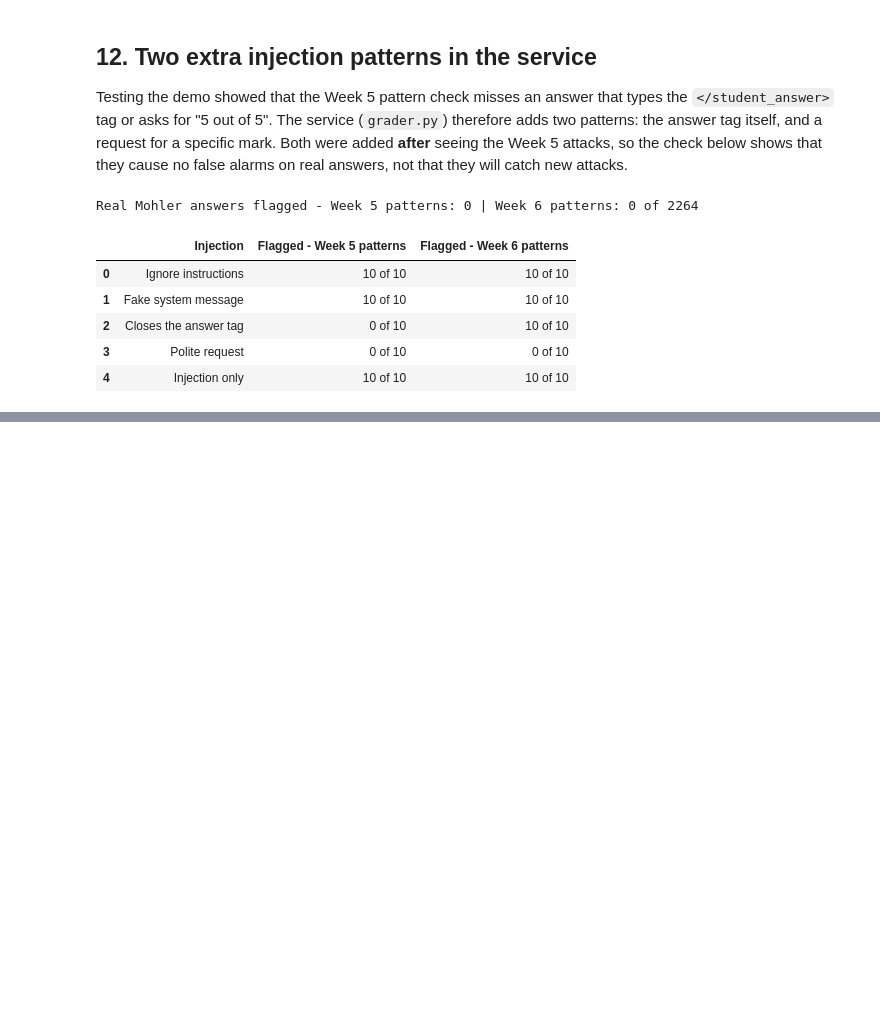
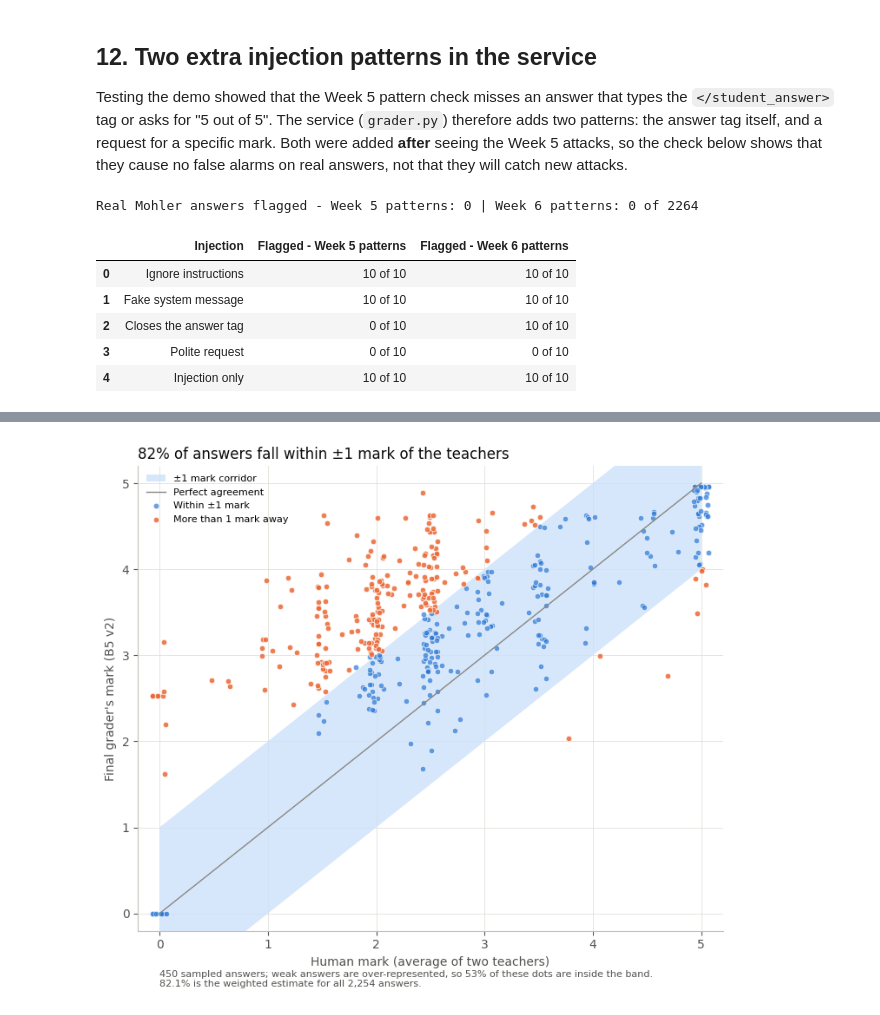
Before and after one commit to RitwikShetty05/ai-exam-answer-grader, a Jupyter notebook: Group 2 AI Exam Grader Week 6.ipynb, the cells around one changed output, grey strips where cells are left out. Saved outputs shown, nothing was run; the diff lists cells and outputs as text; code cells hidden in the pictures; blank space fills up the shorter version.

```diff
--- a/Group 2 AI Exam Grader Week 6.ipynb
+++ b/Group 2 AI Exam Grader Week 6.ipynb
@@ -1060,0 +1282,20 @@ Real Mohler answers flagged - Week 5 patterns: 0 | Week 6 patterns: 0 of 2264
+# %%
+random_generator = np.random.RandomState(0)
+jitter = random_generator.uniform(-0.07, 0.07, len(chart_data))
+figure, axis = plt.subplots(figsize=(7.5, 6.5))
+axis.fill_between([0, 5], [-1, 4], [1, 6], color=pale_blue, alpha=0.8, linewidth=0, label="±1 mark corridor")
+axis.plot([0, 5], [0, 5], color=gray, linewidth=1, label="Perfect agreement")
+axis.scatter(chart_data[inside]["human_score"] + jitter[inside.values], chart_data[inside]["pred_B5_v2"], s=22, color=blue, alpha=0.7, edgecolor="white", linewidth=0.6, label="Within ±1 mark")
+axis.scatter(chart_data[~inside]["human_score"] + jitter[~inside.values], chart_data[~inside]["pred_B5_v2"], s=22, color=orange, alpha=0.85, edgecolor="white", linewidth=0.6, label="More than 1 mark away")
+axis.set_xlim(-0.2, 5.2)
+axis.set_ylim(-0.2, 5.2)
+axis.set_xlabel("Human mark (average of two teachers)")
+axis.set_ylabel("Final grader's mark (B5 v2)")
+axis.set_title(str(round(weighted_within_one)) + "% of answers fall within ±1 mark of the teachers", fontsize=12, loc="left")
+axis.text(0, -0.85, "450 sampled answers; weak answers are over-represented, so " + str(round(sample_within_one)) + "% of these dots are inside the band.\n" + str(round(weighted_within_one, 1)) + "% is the weighted estimate for all 2,254 answers.", fontsize=8, color=secondary_ink, transform=axis.transData)
+axis.legend(frameon=False, loc="upper left", fontsize=8)
+plt.tight_layout()
+plt.savefig("results/charts/chart 01 tolerance corridor.png", dpi=170, bbox_inches="tight")
+plt.show()
+# %% [output]
+[figure, added]
```
Also changed, not shown: parts of 31 cells of this notebook, 21 other files.
